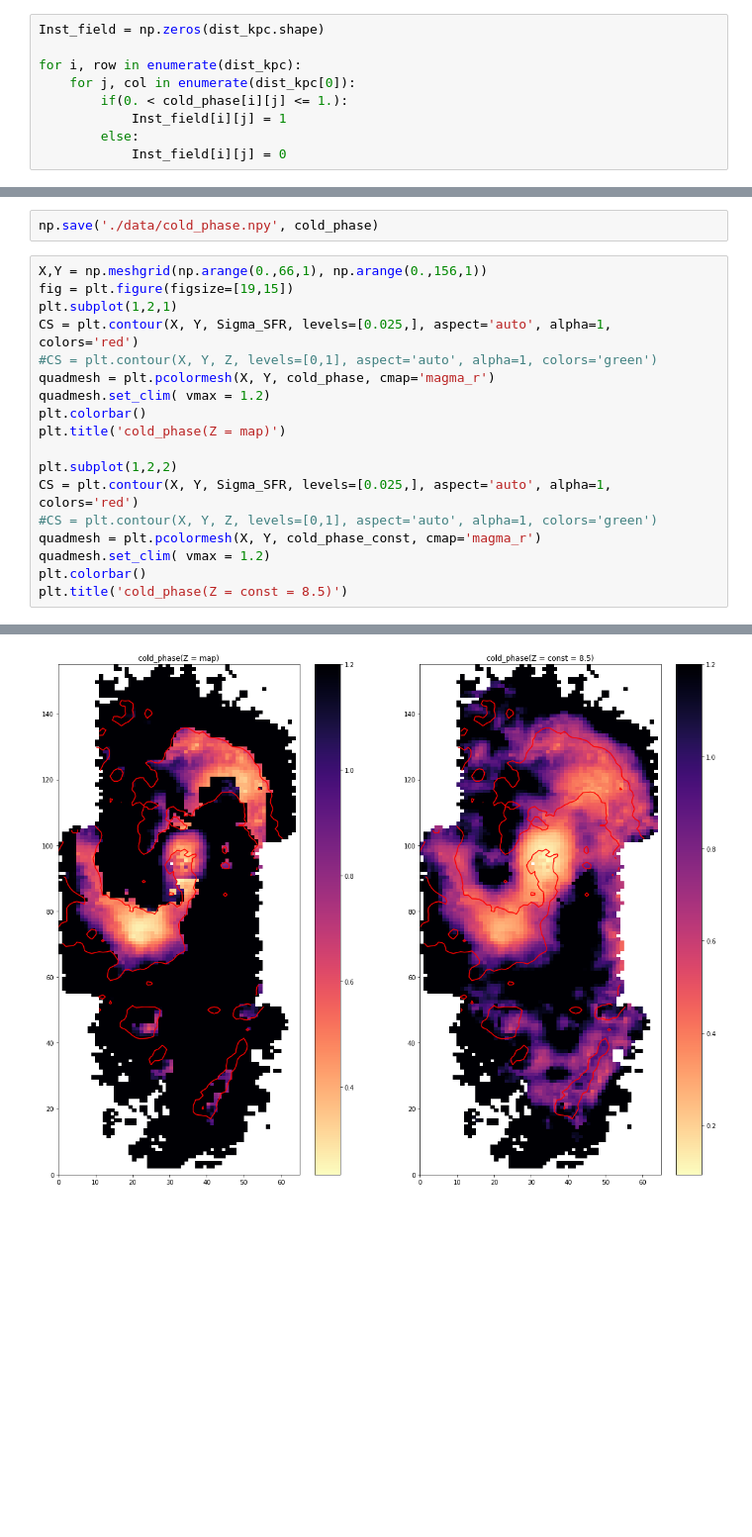
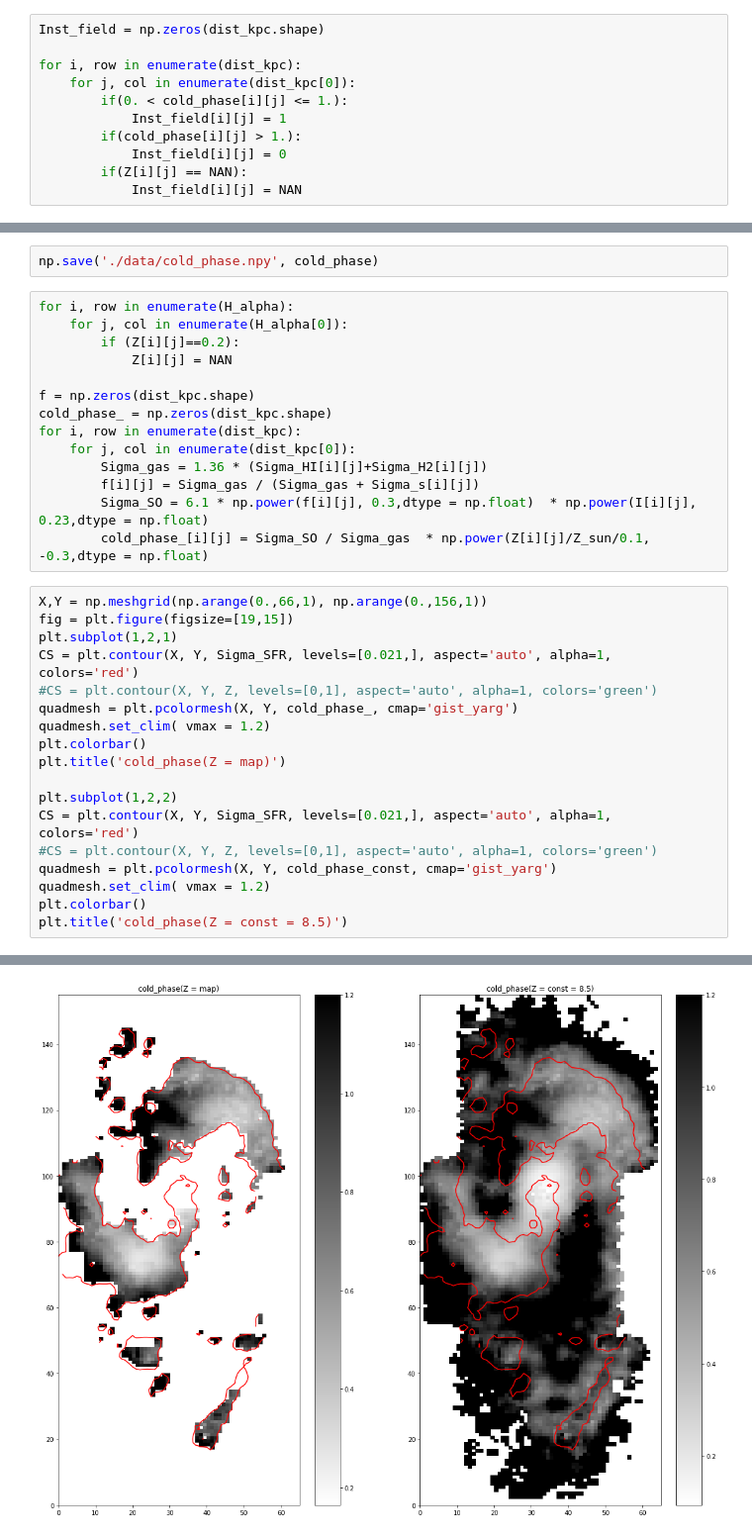
Before and after one commit to ValerieKostiuk/Course-work, a Jupyter notebook: NGC3627/cold_phase.ipynb, the cells around one changed output, grey strips where cells are left out. Shown at 99% size. Drawn from its saved outputs; the diff is of its cells as text; blank space fills up the shorter version.

Commit message:
correct cold phase map

```diff
--- a/NGC3627/cold_phase.ipynb
+++ b/NGC3627/cold_phase.ipynb
@@ -155,8 +143,10 @@ for i, row in enumerate(dist_kpc):
     for j, col in enumerate(dist_kpc[0]):
         if(0. < cold_phase[i][j] <= 1.):
             Inst_field[i][j] = 1
-        else:
+        if(cold_phase[i][j] > 1.):
             Inst_field[i][j] = 0
+        if(Z[i][j] == NAN):
+            Inst_field[i][j] = NAN
 # %% [markdown]
 #### Красной линией обмечены области, в которых у нас есть данные по металличности
 # %%
@@ -172,23 +162,37 @@ plt.colorbar()
 # %%
 np.save('./data/cold_phase.npy', cold_phase)
+# %%
+for i, row in enumerate(H_alpha):
+    for j, col in enumerate(H_alpha[0]):
+        if (Z[i][j]==0.2):
+            Z[i][j] = NAN
+
+f = np.zeros(dist_kpc.shape)
+cold_phase_ = np.zeros(dist_kpc.shape)
+for i, row in enumerate(dist_kpc):
+    for j, col in enumerate(dist_kpc[0]):
+        Sigma_gas = 1.36 * (Sigma_HI[i][j]+Sigma_H2[i][j])
+        f[i][j] = Sigma_gas / (Sigma_gas + Sigma_s[i][j])
+        Sigma_SO = 6.1 * np.power(f[i][j], 0.3,dtype = np.float)  * np.power(I[i][j], 0.23,dtype = np.float)
+        cold_phase_[i][j] = Sigma_SO / Sigma_gas  * np.power(Z[i][j]/Z_sun/0.1, -0.3,dtype = np.float)
 # %%
 X,Y = np.meshgrid(np.arange(0.,66,1), np.arange(0.,156,1))
 fig = plt.figure(figsize=[19,15])
 plt.subplot(1,2,1)
-CS = plt.contour(X, Y, Sigma_SFR, levels=[0.025,], aspect='auto', alpha=1, colors='red')
+CS = plt.contour(X, Y, Sigma_SFR, levels=[0.021,], aspect='auto', alpha=1, colors='red')
 #CS = plt.contour(X, Y, Z, levels=[0,1], aspect='auto', alpha=1, colors='green')
-quadmesh = plt.pcolormesh(X, Y, cold_phase, cmap='magma_r')
+quadmesh = plt.pcolormesh(X, Y, cold_phase_, cmap='gist_yarg')
 quadmesh.set_clim( vmax = 1.2)
 plt.colorbar()
 plt.title('cold_phase(Z = map)')
 
 plt.subplot(1,2,2)
-CS = plt.contour(X, Y, Sigma_SFR, levels=[0.025,], aspect='auto', alpha=1, colors='red')
+CS = plt.contour(X, Y, Sigma_SFR, levels=[0.021,], aspect='auto', alpha=1, colors='red')
 #CS = plt.contour(X, Y, Z, levels=[0,1], aspect='auto', alpha=1, colors='green')
-quadmesh = plt.pcolormesh(X, Y, cold_phase_const, cmap='magma_r')
+quadmesh = plt.pcolormesh(X, Y, cold_phase_const, cmap='gist_yarg')
 quadmesh.set_clim( vmax = 1.2)
 plt.colorbar()
 plt.title('cold_phase(Z = const = 8.5)')
 # %% [output]
 Text(0.5, 1.0, 'cold_phase(Z = const = 8.5)')
-[figure, old version]
+[figure, new version]
```
Also changed, not shown: parts of 6 cells of this notebook, 1 other file.
